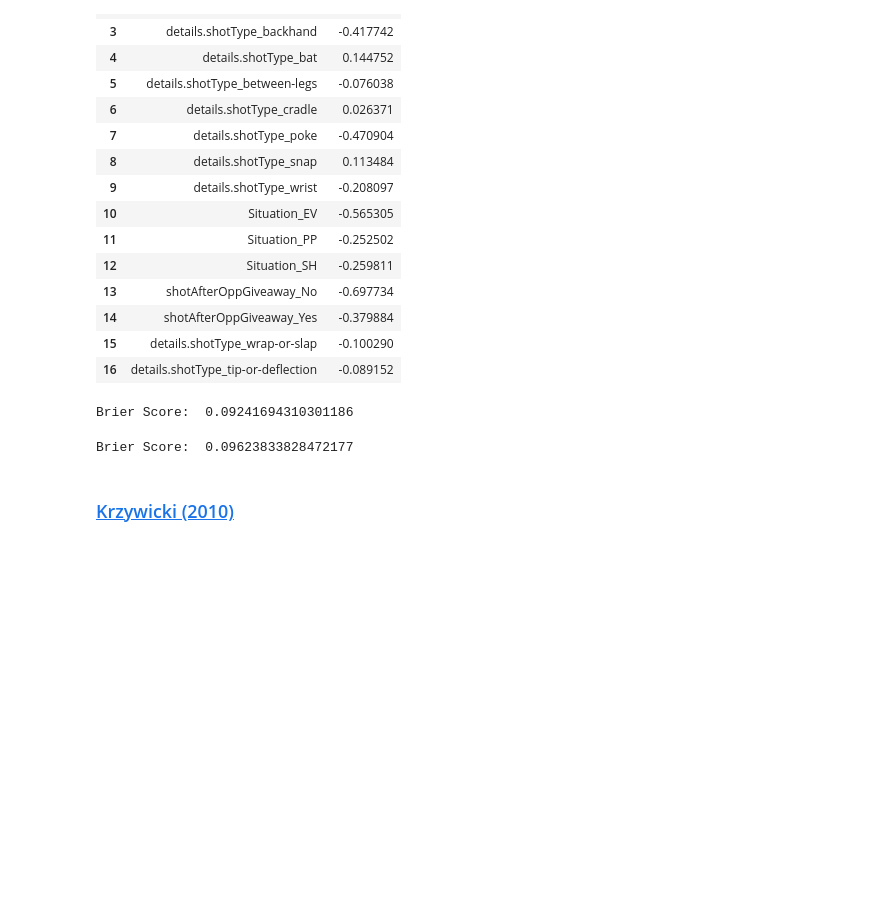
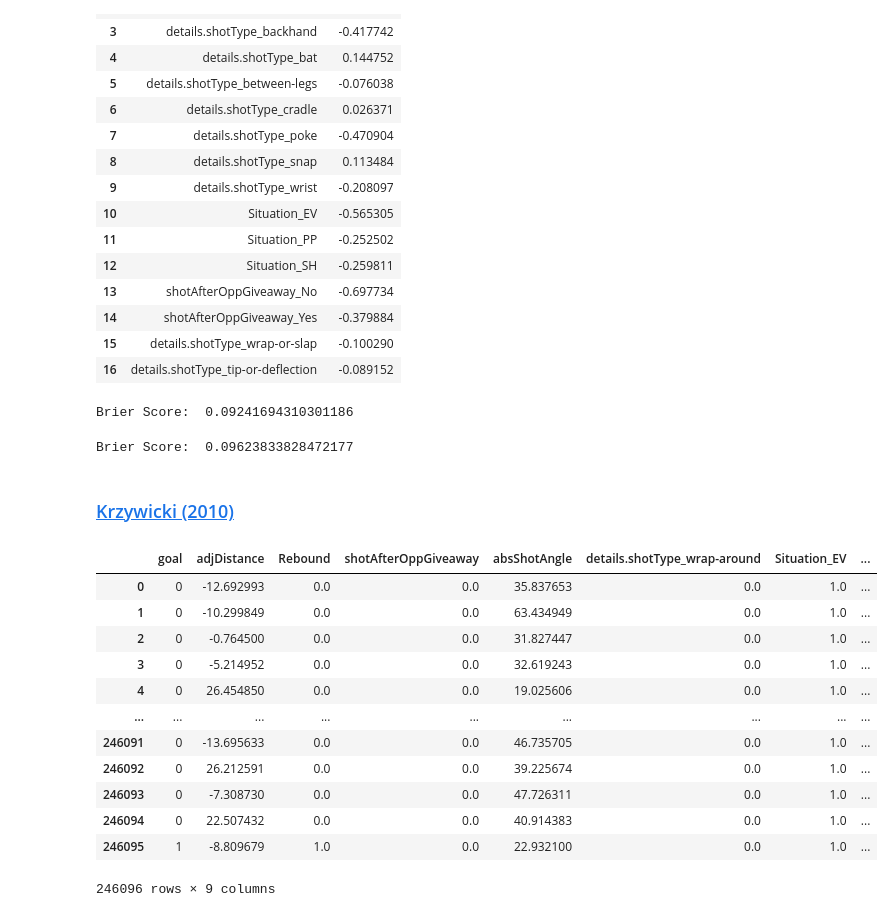
Before and after one commit to rromaniuk31/PhD-Research, a Jupyter notebook: Create_Historical_Models.ipynb, the cells around one changed output. Cells and saved outputs as stored; diff of their text form; code cells hidden in the pictures; blank space fills up the shorter version.

```diff
--- a/Create_Historical_Models.ipynb
+++ b/Create_Historical_Models.ipynb
@@ -122,6 +122,10 @@ def get_games(df, game_type):
         return df.loc[df["gameId"].str[5] == "2"]
     elif game_type == "playoff":
         return df.loc[df["gameId"].str[5] == "3"]
+# %%
+def get_shot_angle(row):
+    angle = math.degrees(math.atan2(row["adj.yCoord"] - 0, 89 - row["adj.xCoord"]))
+    return(angle)
 # %%
 # Get Schedule and fix data types
 schedule = pd.read_csv("schedule.csv")
@@ -169,14 +173,17 @@ def preprocess_data(df, model, gametype = "regular", schedule = schedule):
     df = pd.merge(df, avg_distances, left_on = "homeTeam.id", right_on = "homeTeam.id", how = "inner")
     df["adjDistance"] = df["shotDistance"] - df["avgShotDistance"]
 
+    # Create absShotAngle column
+    df["absShotAngle"] = abs(df.apply(get_shot_angle, axis = 1))
+
     # Create shotDistanceClass column
-    if model == "krzy09":
+    if (model == "krzy09") | (model == "krzy10"):
         pass
     else:
         df = get_shot_distance_class(df, model)
 
     # Create rebound column as defined by Ryder (2004)
-    if model == "krzy09":
+    if (model == "krzy09") | (model == "krzy10"):
         df["Rebound"] = ((df["lastEvent"] == "shot-on-goal") & (df["timeSinceLastEvent"] >=0) & (df["timeSinceLastEvent"] <= 2))
     else:
         df["Rebound"] = ((df["lastEvent"] == "shot-on-goal") & (df["timeSinceLastEvent"] >=0) & (df["timeSinceLastEvent"] <= 2) & (df["shotDistance"] < 25))
@@ -206,6 +213,14 @@ def preprocess_data(df, model, gametype = "regular", schedule = schedule):
             ((df["lastEvent"] == "giveaway") & (df["lastEventTeam"] != df["details.eventOwnerTeamId"]))
         )
         df["shotAfterOppGiveaway"] = np.where(condition, "Yes", "No")
+    elif model == "krzy10":
+        condition = (
+            ((df["typeDescKey"] == "shot-on-goal") | (df["typeDescKey"] == "goal")) &
+            ((df["lastEvent"] == "giveaway") & (df["lastEventTeam"] != df["details.eventOwnerTeamId"]))
+        )
+        df["shotAfterOppGiveaway"] = np.where(condition, True, False)
+        df["shotAfterOppGiveaway"] = df["shotAfterOppGiveaway"].astype(float)
+
 
     # Reduce to only neccessary columns for the model
     if model == "krzy06":
@@ -213,6 +228,9 @@ def preprocess_data(df, model, gametype = "regular", schedule = schedule):
         df = df[keep_cols]
     elif model == "krzy09":
         keep_cols = ["typeDescKey", "adjDistance", "details.shotType", "Rebound", "Situation", "shotAfterOppGiveaway"]
+        df = df[keep_cols]
+    elif model == "krzy10":
+        keep_cols = ["typeDescKey", "adjDistance", "details.shotType", "Rebound", "Situation", "shotAfterOppGiveaway", "absShotAngle"]
         df = df[keep_cols]
     else:
         keep_cols = ["typeDescKey", "shotDistanceClass", "details.shotType", "Rebound", "Situation"]
@@ -223,12 +241,10 @@ def preprocess_data(df, model, gametype = "regular", schedule = schedule):
     df = df.rename(columns = {"typeDescKey": "goal"})
     df = pd.get_dummies(df, dtype = float)
 
-    if model == "krzy05a":
+    if (model == "krzy05a") | (model == "krzy09") | (model == "krzy10"):
         df["Rebound"] = df["Rebound"].astype(float)
     elif model == "krzy06":
         df = df.join(pd.get_dummies(df["Rebound"], dtype = float, prefix = "Rebound")).drop("Rebound", axis = 1)
-    elif model == "krzy09":
-        df["Rebound"] = df["Rebound"].astype(float)
 
     if model == "krzy06":
         df["details.shotType_wrap-or-slap"] = df["details.shotType_wrap-around"] + df["details.shotType_slap"]
@@ -237,6 +253,11 @@ def preprocess_data(df, model, gametype = "regular", schedule = schedule):
         df["details.shotType_wrap-or-slap"] = df["details.shotType_wrap-around"] + df["details.shotType_slap"]
         df["details.shotType_tip-or-deflection"] = df["details.shotType_tip-in"] + df["details.shotType_deflected"]
         df = df.drop(["details.shotType_wrap-around", "details.shotType_slap", "details.shotType_tip-in", "details.shotType_deflected"], axis=1)
+    elif model == "krzy10":
+        drop_cols = ["details.shotType_backhand", "details.shotType_bat", "details.shotType_between-legs", "details.shotType_cradle",
+                     "details.shotType_deflected", "details.shotType_poke", "details.shotType_slap", "details.shotType_snap",
+                     "details.shotType_tip-in", "details.shotType_wrist"]
+        df = df.drop(drop_cols, axis=1)
     return(df)
 # %% [markdown]
 ### Get Data
@@ -647,3 +668,19 @@ Brier Score:  0.09623833828472177
 # - Rebound (Yes, No)
 # - Situation (Even Strength, Shorthanded, Powerplay)
 # - Shot after opponent giveaway (Yes, No)
+# %%
+preprocess_data(train_pbp, "krzy10", gametype = "regular")
+# %% [output]
+|  | goal | adjDistance | Rebound | shotAfterOppGiveaway | absShotAngle | details.shotType_wrap-around | Situation_EV | ... |
+| 0 | 0 | -12.692993 | 0.0 | 0.0 | 35.837653 | 0.0 | 1.0 | ... |
+| 1 | 0 | -10.299849 | 0.0 | 0.0 | 63.434949 | 0.0 | 1.0 | ... |
+| 2 | 0 | -0.764500 | 0.0 | 0.0 | 31.827447 | 0.0 | 1.0 | ... |
+| 3 | 0 | -5.214952 | 0.0 | 0.0 | 32.619243 | 0.0 | 1.0 | ... |
+| 4 | 0 | 26.454850 | 0.0 | 0.0 | 19.025606 | 0.0 | 1.0 | ... |
+| ... | ... | ... | ... | ... | ... | ... | ... | ... |
+| 246091 | 0 | -13.695633 | 0.0 | 0.0 | 46.735705 | 0.0 | 1.0 | ... |
+| 246092 | 0 | 26.212591 | 0.0 | 0.0 | 39.225674 | 0.0 | 1.0 | ... |
+| 246093 | 0 | -7.308730 | 0.0 | 0.0 | 47.726311 | 0.0 | 1.0 | ... |
+| 246094 | 0 | 22.507432 | 0.0 | 0.0 | 40.914383 | 0.0 | 1.0 | ... |
+| 246095 | 1 | -8.809679 | 1.0 | 0.0 | 22.932100 | 0.0 | 1.0 | ... |
+246096 rows × 9 columns
```
